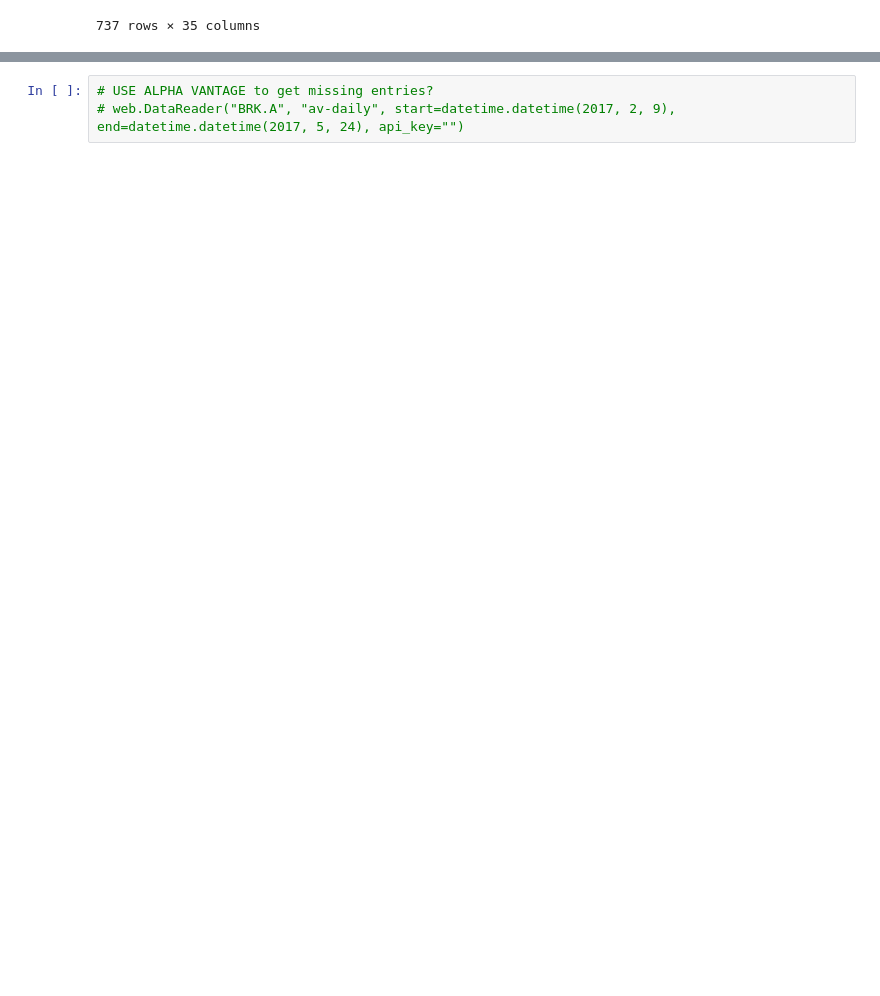
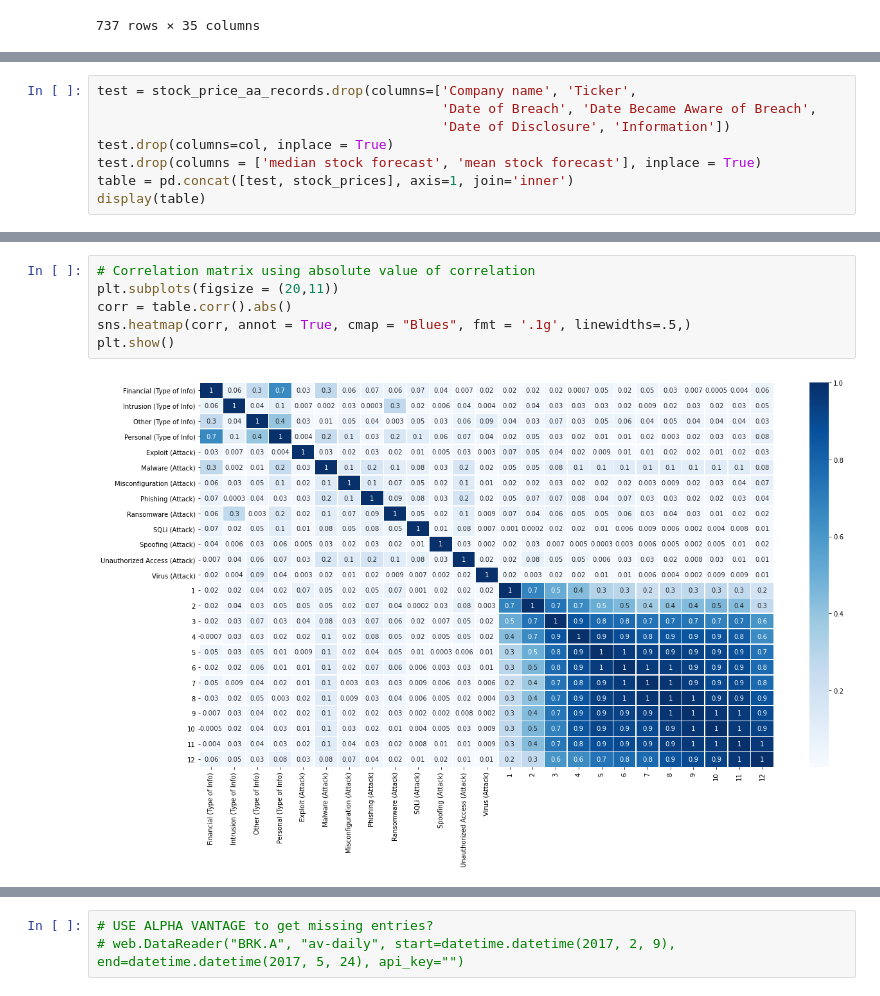
Before and after one commit to Zeyuzhao/BreachPrice, a Jupyter notebook: notebooks/main.ipynb, the cells around one changed output, grey strips where cells are left out. Saved outputs shown, nothing was run; the diff lists cells and outputs as text; blank space fills up the shorter version.

Commit message:
Added better data viz + correlation matrix

```diff
--- a/notebooks/main.ipynb
+++ b/notebooks/main.ipynb
@@ -309,0 +304,8 @@ for x in range(1, months_after + 1):
+# %%
+test = stock_price_aa_records.drop(columns=['Company name', 'Ticker',
+                                            'Date of Breach', 'Date Became Aware of Breach',
+                                            'Date of Disclosure', 'Information'])
+test.drop(columns=col, inplace = True)
+test.drop(columns = ['median stock forecast', 'mean stock forecast'], inplace = True)
+table = pd.concat([test, stock_prices], axis=1, join='inner')
+display(table)
@@ -309,0 +326,8 @@ for x in range(1, months_after + 1):
+# %%
+# Correlation matrix using absolute value of correlation
+plt.subplots(figsize = (20,11))
+corr = table.corr().abs()
+sns.heatmap(corr, annot = True, cmap = "Blues", fmt = '.1g', linewidths=.5,)
+plt.show()
+# %% [output]
+[figure, added]
```
Also changed, not shown: parts of 8 cells of this notebook.
